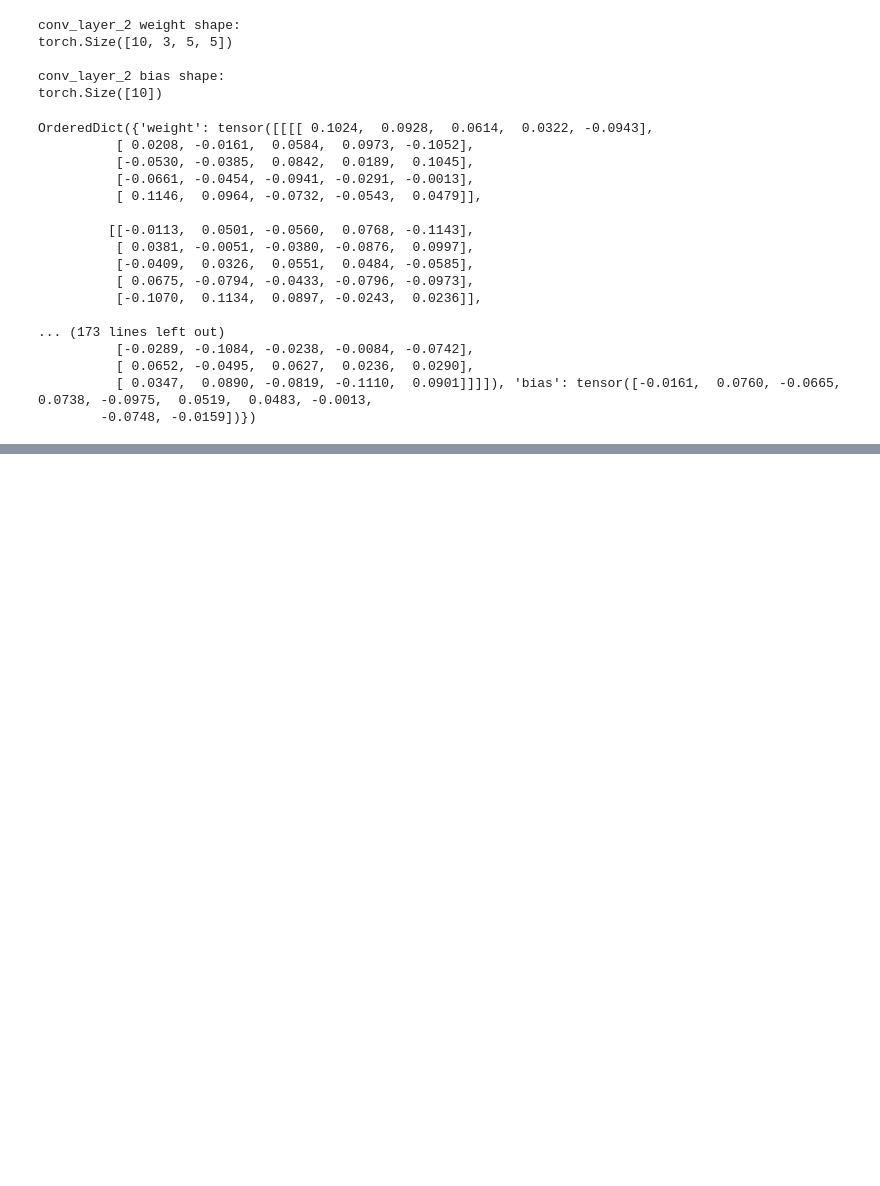
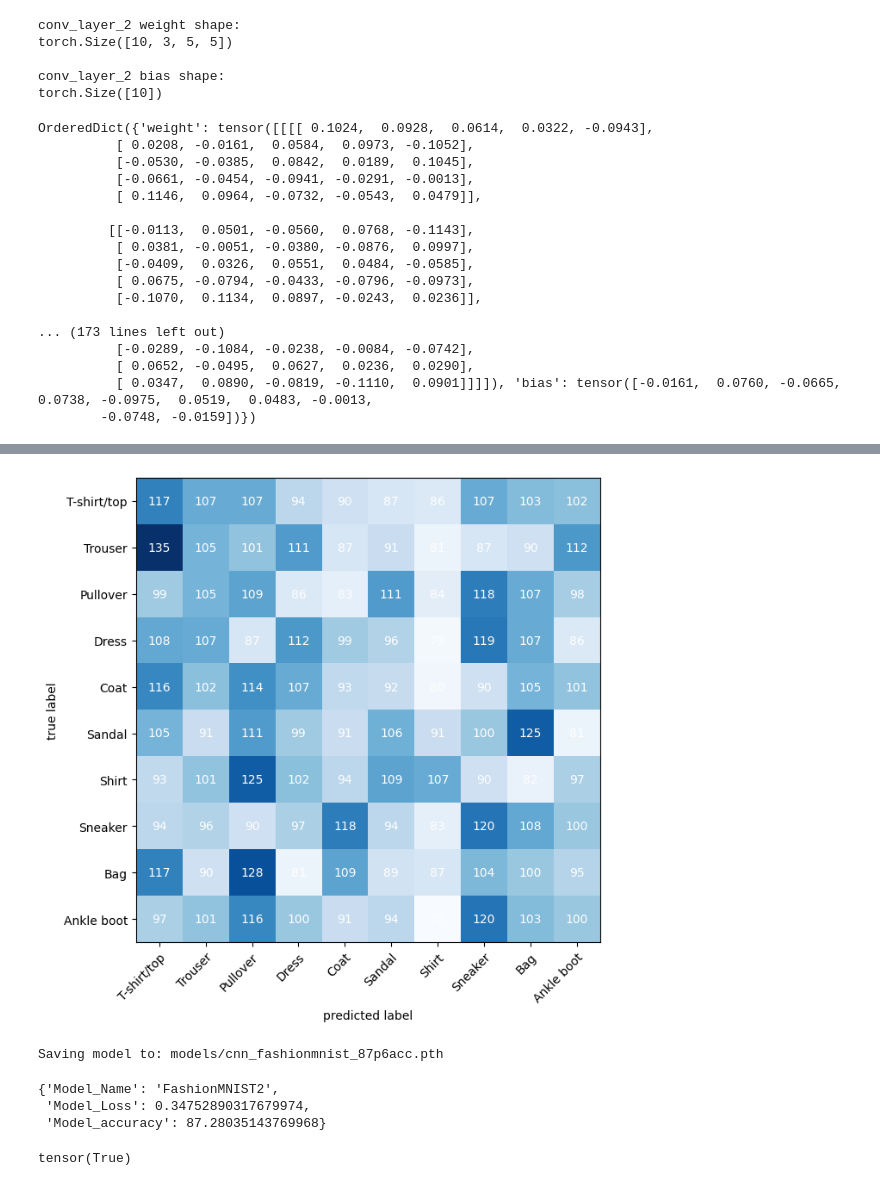
Before and after one commit to HarshilMaks/fashion-mnist-classifier, a Jupyter notebook: code.ipynb, the cells around one changed output, grey strips where cells are left out. Cells and saved outputs as stored; diff of their text form; code cells hidden in the pictures; blank space fills up the shorter version.

```diff
--- a/code.ipynb
+++ b/code.ipynb
@@ -722,0 +791,48 @@ torch.Size([16, 10, 7, 7])
+# %%
+# Making predictions using trained model_2
+y_preds = []
+model_2.eval()
+with torch.inference_mode():
+  for X, y in tqdm(test_dataloader, desc="Making predictions"):
+    X, y = X.to(device), y.to(device)
+
+    y_logit = model_2(X)
+
+    y_pred = torch.softmax(y_logit, dim=1).argmax(dim=1)
+
+    y_preds.append(y_pred.cpu())
+
+y_pred_tensor = torch.cat(y_preds)
+# %%
+# Confusion matrix
+from torchmetrics import ConfusionMatrix
+from mlxtend.plotting import plot_confusion_matrix
+
+confmat = ConfusionMatrix(num_classes=len(class_names), task='multiclass')
+confmat_tensor = confmat(preds=y_pred_tensor,
+                        target=test_data.targets)
+
+fig, ax = plot_confusion_matrix(
+    conf_mat=confmat_tensor.numpy(),
+    class_names=class_names,
+    figsize=(10, 7)
+);
+# %% [output]
+[figure, added]
+# %%
+# Create models directory and save model state dict
+from pathlib import Path
+
+MODEL_PATH = Path("models")
+MODEL_PATH.mkdir(parents=True,
+                exist_ok=True
+)
+
+MODEL_NAME = "cnn_fashionmnist_87p6acc.pth"
+MODEL_SAVE_PATH = MODEL_PATH / MODEL_NAME
+
+print(f"Saving model to: {MODEL_SAVE_PATH}")
+torch.save(obj=model_2.state_dict(),
+           f=MODEL_SAVE_PATH)
+# %% [output]
+Saving model to: models/cnn_fashionmnist_87p6acc.pth
@@ -722,0 +847,25 @@ torch.Size([16, 10, 7, 7])
+# %%
+# Evaluate loaded model
+torch.manual_seed(72)
+
+loaded_model_2_results = eval_model(
+    model=loaded_model,
+    data_loader=test_dataloader,
+    loss_fn=loss_fn,
+    accuracy_fn=accuracy_fn,
+    device=device
+)
+
+loaded_model_2_results
+# %% [output]
+{'Model_Name': 'FashionMNIST2',
+ 'Model_Loss': 0.34752890317679974,
+ 'Model_accuracy': 87.28035143769968}
+# %%
+# Check to see if results are close to each other
+torch.isclose(torch.tensor(model_2_results["Model_Loss"]),
+            torch.tensor(loaded_model_2_results["Model_Loss"]),
+            atol=1e-08,
+            rtol=0.0001)
+# %% [output]
+tensor(True)
```
Also changed, not shown: parts of 17 cells of this notebook, 1 other file.
